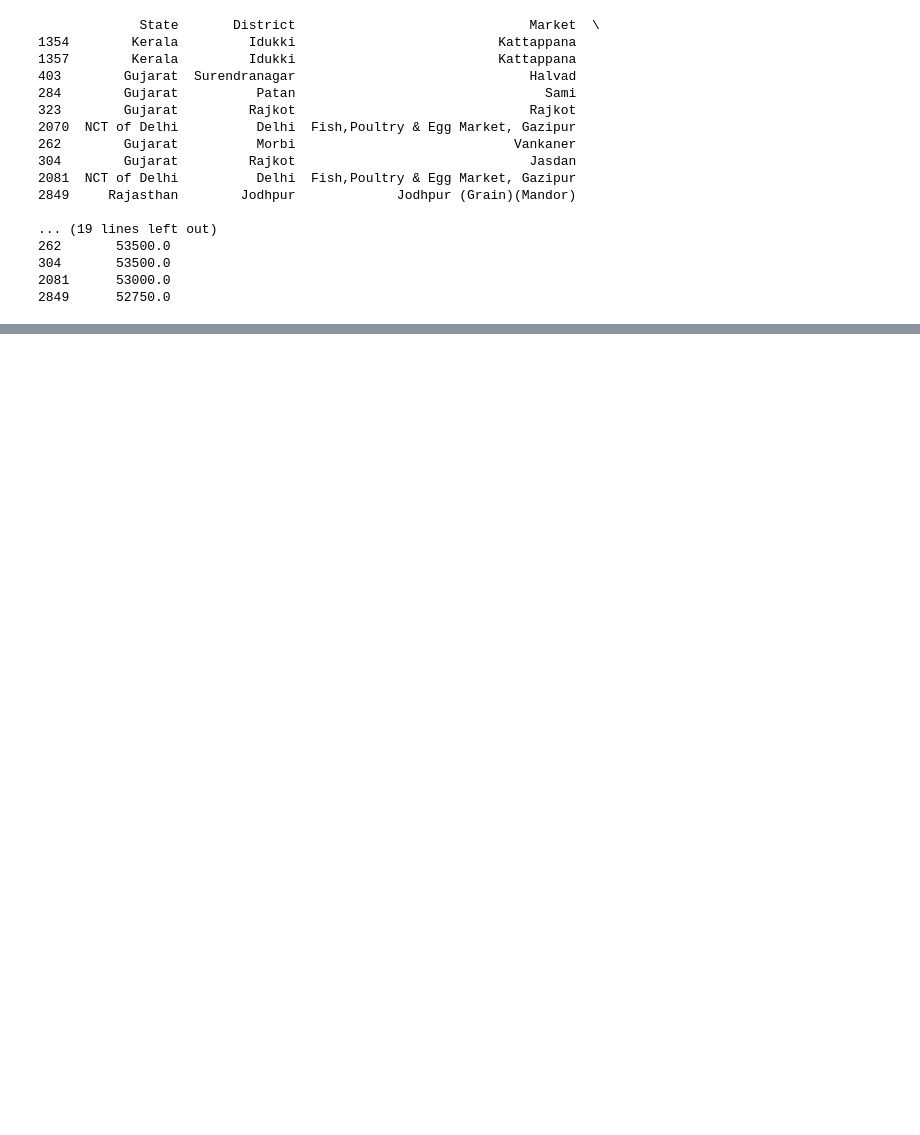
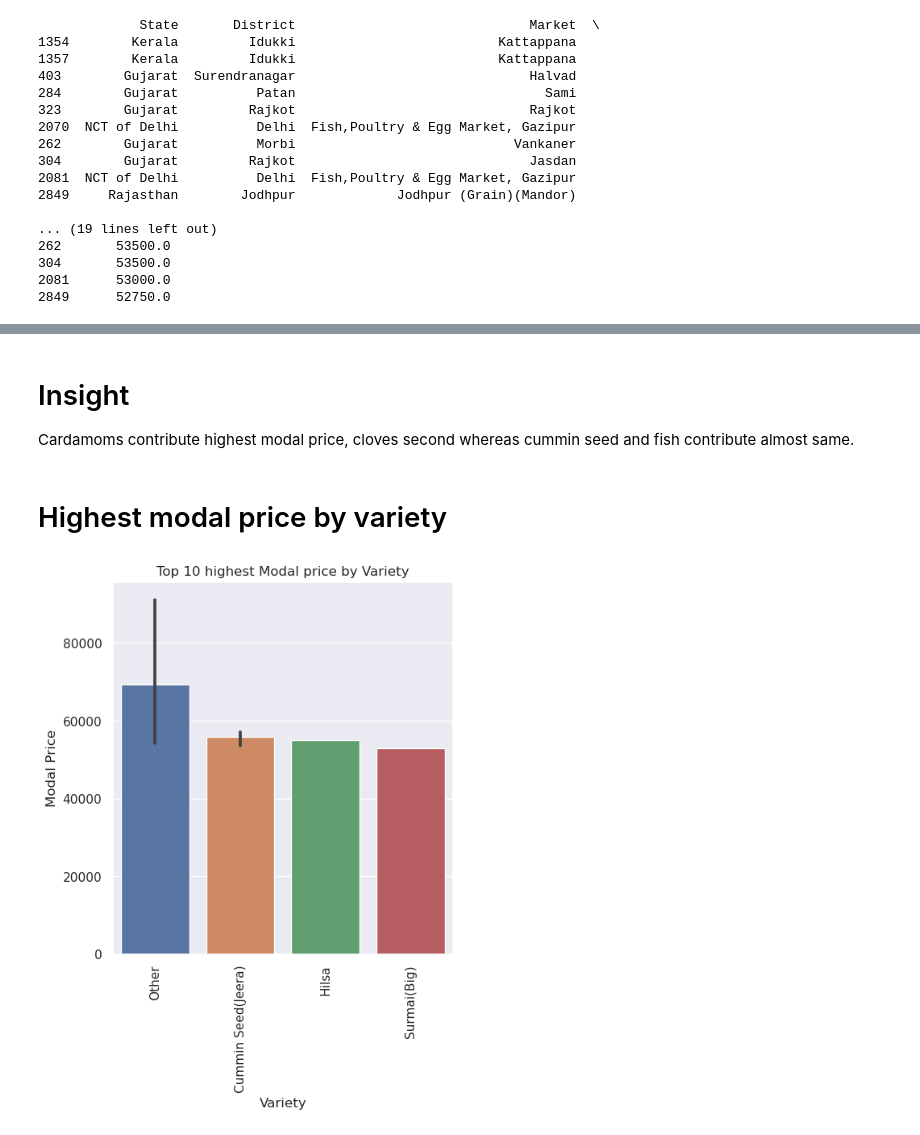
Before and after one commit to seema329/EDA, a Jupyter notebook: agriculture-dataset.ipynb, the cells around one changed output, grey strips where cells are left out. Saved outputs shown, nothing was run; the diff lists cells and outputs as text; code cells hidden in the pictures; blank space fills up the shorter version.

```diff
--- a/agriculture-dataset.ipynb
+++ b/agriculture-dataset.ipynb
@@ -391,0 +439,17 @@ print(top_10_highest)
+# %% [markdown]
+# Insight
+Cardamoms contribute highest modal price, cloves second whereas cummin seed and fish contribute almost same.
+# %% [markdown]
+# Highest modal price by variety
+# %%
+#using bar plot
+plt.figure(figsize=(12,6))
+plt.subplot(1,2,1)
+sns.barplot(data= top_10_highest, x='Variety', y='Modal Price')
+plt.xlabel('Variety')
+plt.ylabel('Modal Price')
+plt.title('Top 10 highest Modal price by Variety')
+plt.xticks(rotation=90)
+plt.show()
+# %% [output]
+[figure, added]
```
Also changed, not shown: parts of 22 cells of this notebook.
